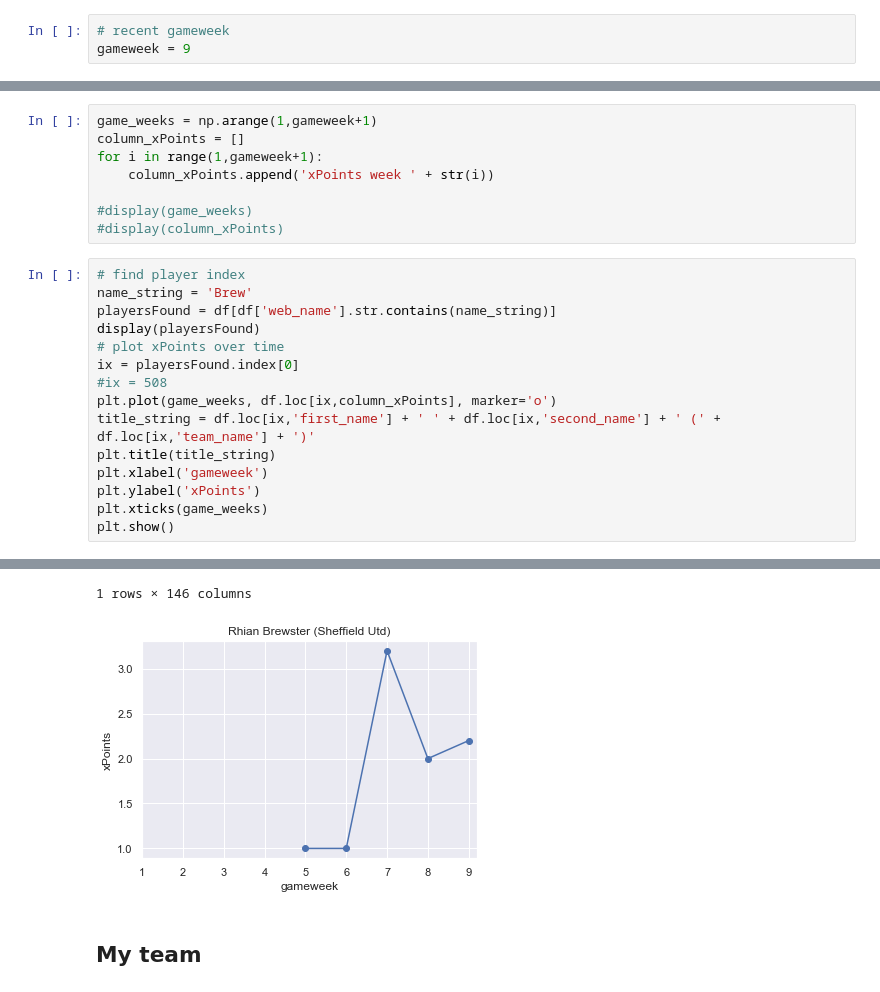
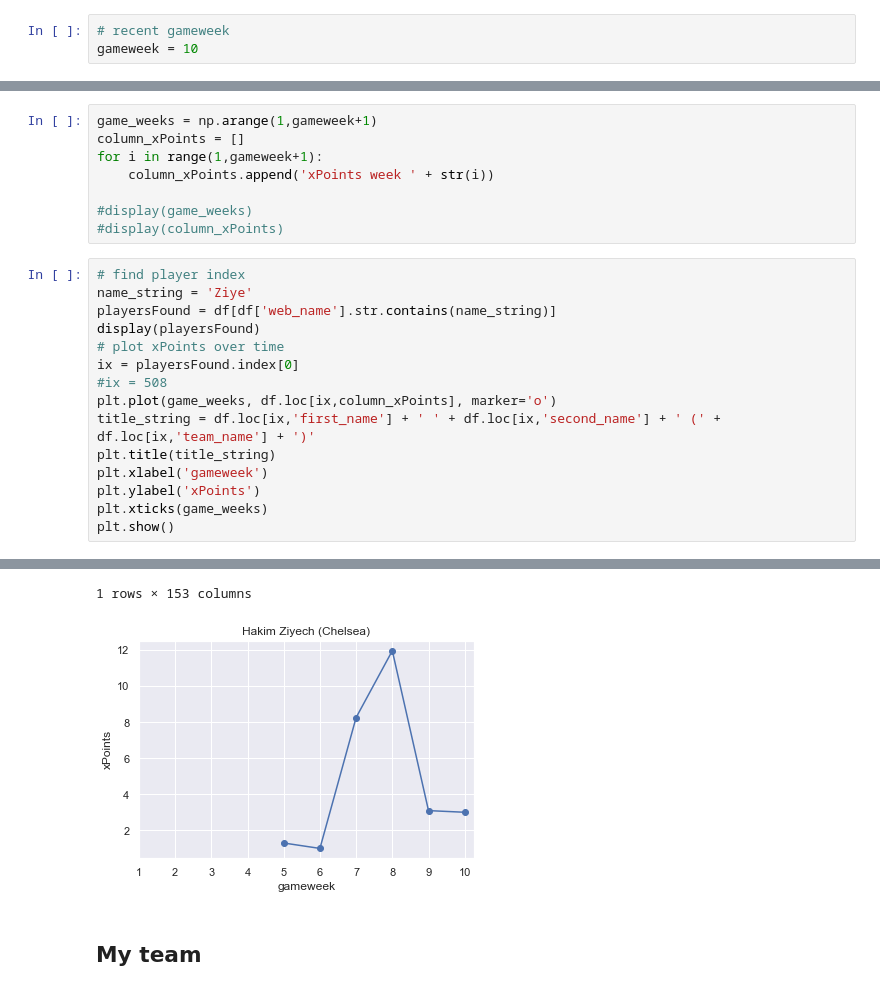
Before and after one commit to jaksticks/Fantasy-Premier-League, a Jupyter notebook: notebooks/playerEvaluation.ipynb, the cells around one changed output, grey strips where cells are left out. Saved outputs shown, nothing was run; the diff lists cells and outputs as text.

```diff
--- a/notebooks/playerEvaluation.ipynb
+++ b/notebooks/playerEvaluation.ipynb
@@ -4,7 +4,7 @@
 Here we compare players based on their adjusted points. Also, we calculate some useful metrics using the adjusted points to further evaluate player performance in FPL.
 # %%
 # recent gameweek
-gameweek = 9
+gameweek = 10
 # %%
 # import basic libraries
 import pandas as pd
@@ -294,7 +294,7 @@ for i in range(1,gameweek+1):
 #display(column_xPoints)
 # %%
 # find player index
-name_string = 'Brew'
+name_string = 'Ziye'
 playersFound = df[df['web_name'].str.contains(name_string)]
 display(playersFound)
 # plot xPoints over time
@@ -314,5 +314,5 @@ plt.show()
-1 rows × 146 columns
+1 rows × 153 columns
-[figure, old version]
+[figure, new version]
 # %% [markdown]
 ## My team
 # %%
```
Also changed, not shown: parts of 9 cells of this notebook, 6 other files.
